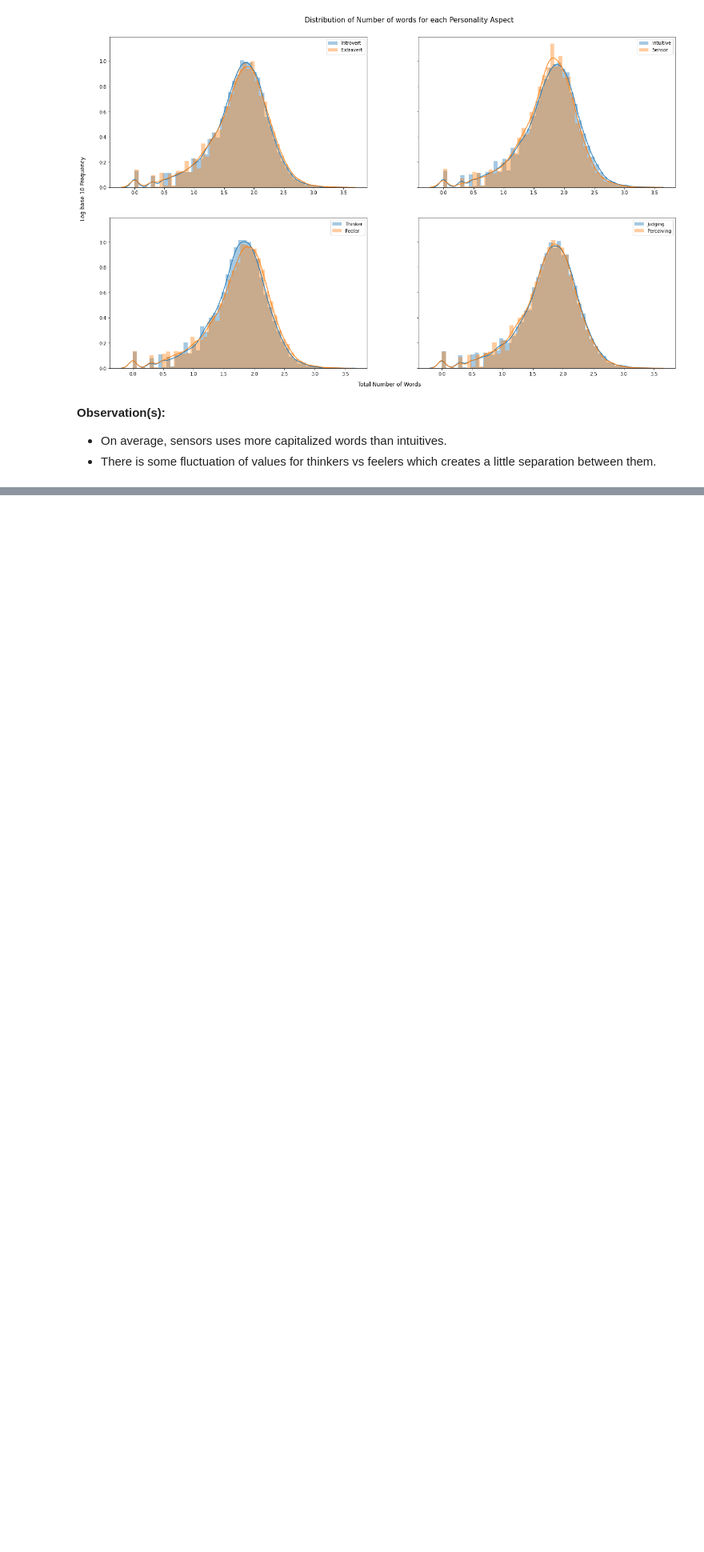
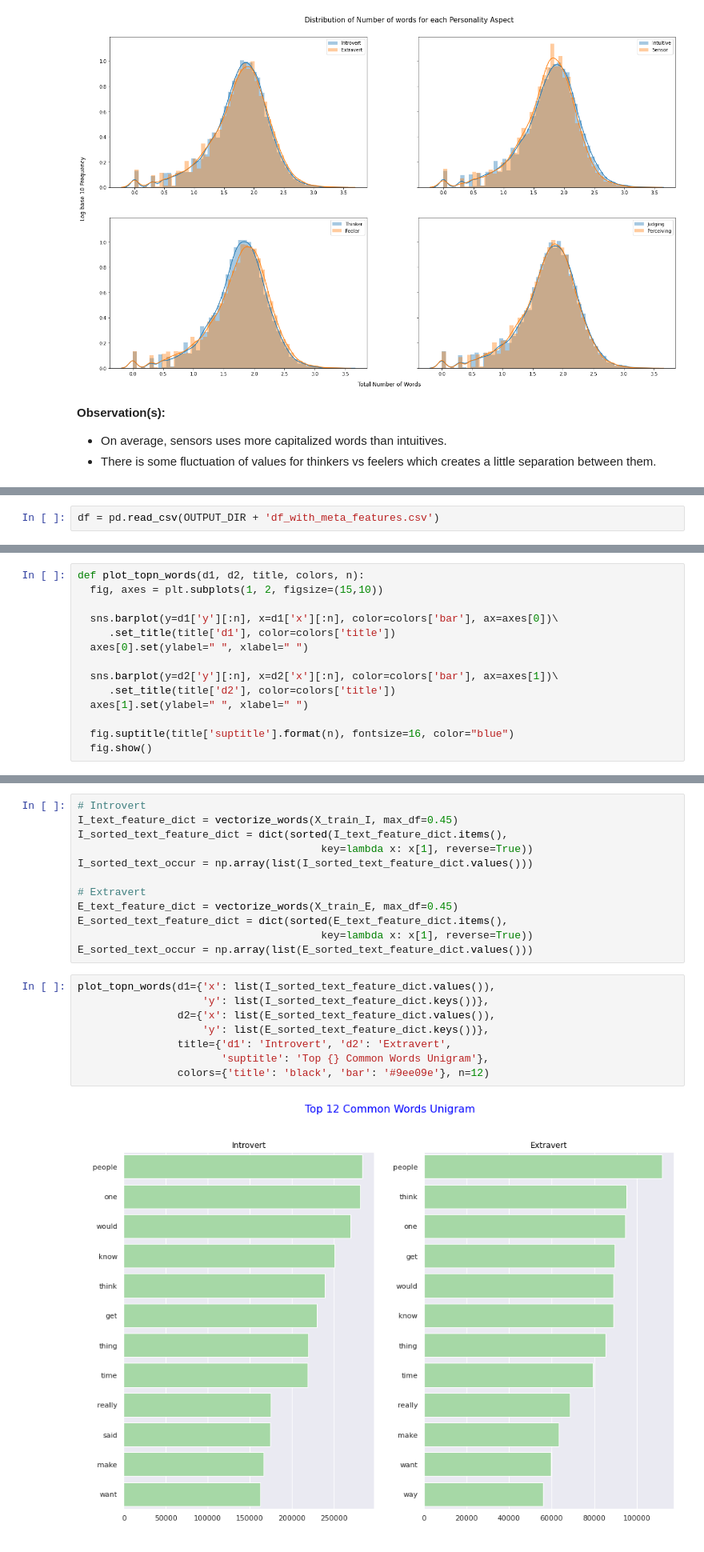
Before and after one commit to PHMark/project_mbti, a Jupyter notebook: personalitics/notebooks/Personalitics_Main.ipynb, the cells around one changed output, grey strips where cells are left out. Shown at 80% size. Saved outputs shown, nothing was run; the diff lists cells and outputs as text; blank space fills up the shorter version.

```diff
--- a/personalitics/notebooks/Personalitics_Main.ipynb
+++ b/personalitics/notebooks/Personalitics_Main.ipynb
@@ -1039,0 +1090,2 @@ plot_distribution(title='Distribution of Number of words for each Personality As
+# %%
+df = pd.read_csv(OUTPUT_DIR + 'df_with_meta_features.csv')
@@ -1376,0 +1184,14 @@ len(list({'cc': 76738,
+# %%
+def plot_topn_words(d1, d2, title, colors, n):
+  fig, axes = plt.subplots(1, 2, figsize=(15,10))
+
+  sns.barplot(y=d1['y'][:n], x=d1['x'][:n], color=colors['bar'], ax=axes[0])\
+     .set_title(title['d1'], color=colors['title'])
+  axes[0].set(ylabel=" ", xlabel=" ")
+
+  sns.barplot(y=d2['y'][:n], x=d2['x'][:n], color=colors['bar'], ax=axes[1])\
+     .set_title(title['d2'], color=colors['title'])
+  axes[1].set(ylabel=" ", xlabel=" ")
+
+  fig.suptitle(title['suptitle'].format(n), fontsize=16, color="blue")
+  fig.show()
@@ -1376,0 +1260,22 @@ len(list({'cc': 76738,
+# %%
+# Introvert
+I_text_feature_dict = vectorize_words(X_train_I, max_df=0.45)
+I_sorted_text_feature_dict = dict(sorted(I_text_feature_dict.items(),
+                                       key=lambda x: x[1], reverse=True))
+I_sorted_text_occur = np.array(list(I_sorted_text_feature_dict.values()))
+
+# Extravert
+E_text_feature_dict = vectorize_words(X_train_E, max_df=0.45)
+E_sorted_text_feature_dict = dict(sorted(E_text_feature_dict.items(),
+                                       key=lambda x: x[1], reverse=True))
+E_sorted_text_occur = np.array(list(E_sorted_text_feature_dict.values()))
+# %%
+plot_topn_words(d1={'x': list(I_sorted_text_feature_dict.values()),
+                    'y': list(I_sorted_text_feature_dict.keys())},
+                d2={'x': list(E_sorted_text_feature_dict.values()),
+                    'y': list(E_sorted_text_feature_dict.keys())},
+                title={'d1': 'Introvert', 'd2': 'Extravert',
+                       'suptitle': 'Top {} Common Words Unigram'},
+                colors={'title': 'black', 'bar': '#9ee09e'}, n=12)
+# %% [output]
+[figure, added]
```
Also changed, not shown: parts of 159 cells of this notebook.
